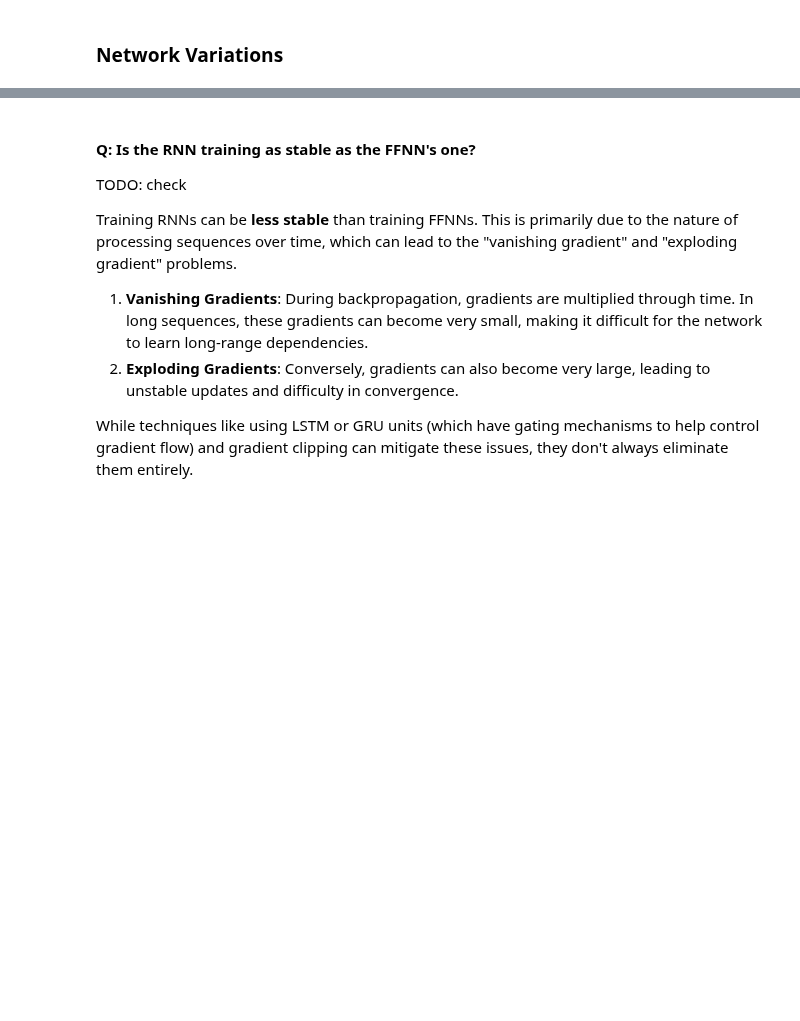
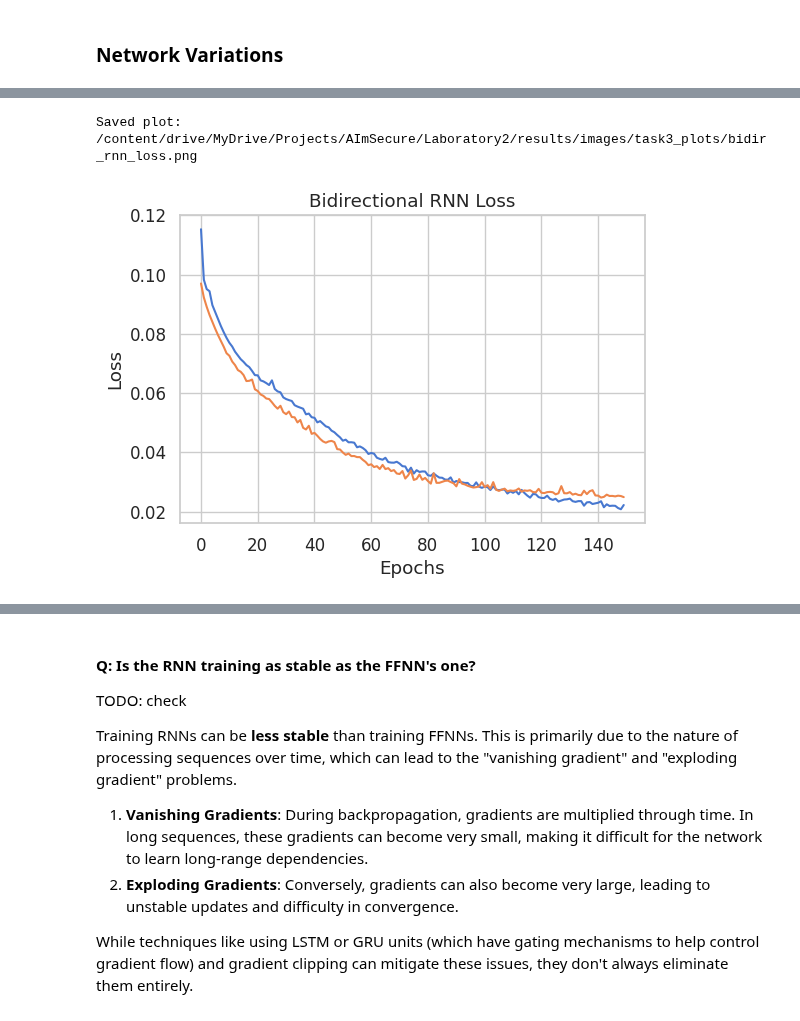
Before and after one commit to AImSecure/Laboratory2, a Jupyter notebook: lab/notebooks/Lab2_FFNN_RNN_GNN.ipynb, the cells around one changed output, grey strips where cells are left out. Saved outputs shown, nothing was run; the diff lists cells and outputs as text; code cells hidden in the pictures; blank space fills up the shorter version.

```diff
--- a/lab/notebooks/Lab2_FFNN_RNN_GNN.ipynb
+++ b/lab/notebooks/Lab2_FFNN_RNN_GNN.ipynb
@@ -1803,19 +1802,20 @@ KeyboardInterrupt:
 # %%
 # --- Plot loss curves ---
 
-plt.figure(figsize=(10, 6))
-plt.plot(history_simple['train_loss'], label='Train Bi RNN')
-plt.plot(history_simple['val_loss'], label='Val Bi RNN')
-plt.title('Bidirectional RNN Loss', fontsize=20)
-plt.xlabel('Epochs', fontsize=18)
-plt.ylabel('Loss', fontsize=18)
-plt.legend(fontsize=16)
-plt.tick_params(axis='both', which='major', labelsize=15)
+plt.figure(figsize=(6, 4))
+plt.plot(history_bi['train_loss'], label='Train Bi RNN')
+plt.plot(history_bi['val_loss'], label='Val Bi RNN')
+plt.title('Bidirectional RNN Loss')
+plt.xlabel('Epochs')
+plt.ylabel('Loss')
 
 # Save the plot to the specified path
 save_plot(plt.gcf(), 'bidir_rnn_loss', save_dir)
 
 plt.show()
+# %% [output]
+Saved plot: /content/drive/MyDrive/Projects/AImSecure/Laboratory2/results/images/task3_plots/bidir_rnn_loss.png
+[figure, added]
 # %%
 # --- Evaluate validation set and print classification reports ---
 
```
Also changed, not shown: parts of 36 cells of this notebook.
